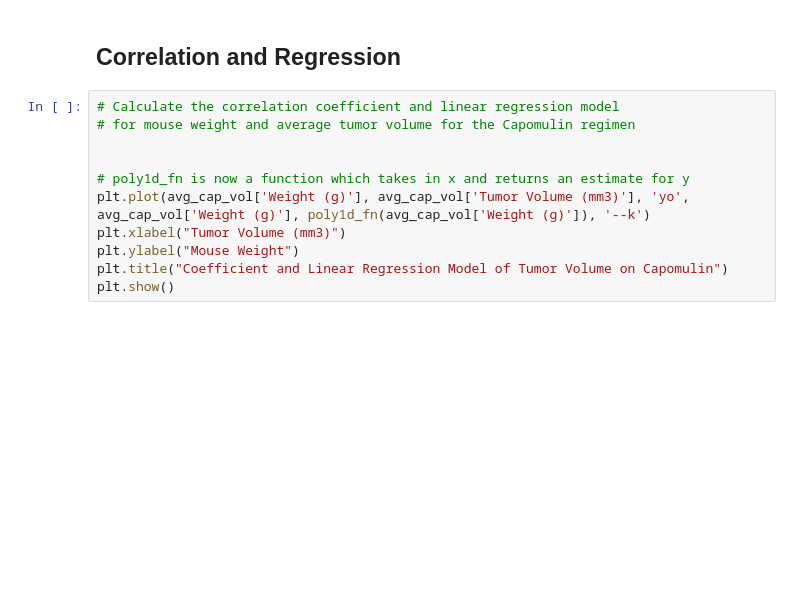
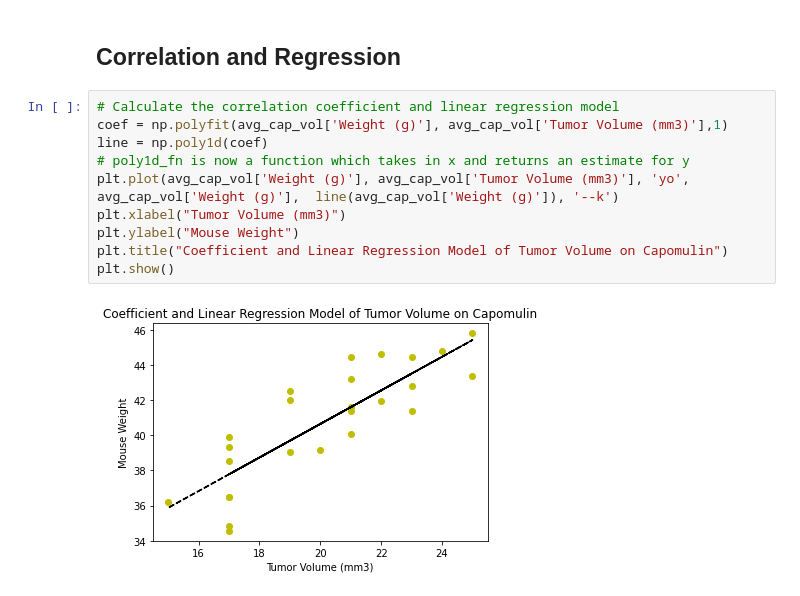
Before and after one commit to ruthhinkle/drug-regimen-efficacy, a Jupyter notebook: pymaceuticals_REH.ipynb, the cells around one changed output. Drawn from its saved outputs; the diff is of its cells as text; blank space fills up the shorter version.

```diff
--- a/pymaceuticals_REH.ipynb
+++ b/pymaceuticals_REH.ipynb
@@ -289,12 +304,13 @@ plt.show()
 ## Correlation and Regression
 # %%
 # Calculate the correlation coefficient and linear regression model
-# for mouse weight and average tumor volume for the Capomulin regimen
-
-
+coef = np.polyfit(avg_cap_vol['Weight (g)'], avg_cap_vol['Tumor Volume (mm3)'],1)
+line = np.poly1d(coef)
 # poly1d_fn is now a function which takes in x and returns an estimate for y
-plt.plot(avg_cap_vol['Weight (g)'], avg_cap_vol['Tumor Volume (mm3)'], 'yo', avg_cap_vol['Weight (g)'], poly1d_fn(avg_cap_vol['Weight (g)']), '--k')
+plt.plot(avg_cap_vol['Weight (g)'], avg_cap_vol['Tumor Volume (mm3)'], 'yo', avg_cap_vol['Weight (g)'],  line(avg_cap_vol['Weight (g)']), '--k')
 plt.xlabel("Tumor Volume (mm3)")
 plt.ylabel("Mouse Weight")
 plt.title("Coefficient and Linear Regression Model of Tumor Volume on Capomulin")
 plt.show()
+# %% [output]
+[figure, added]
```
Also changed, not shown: parts of 6 cells of this notebook.
